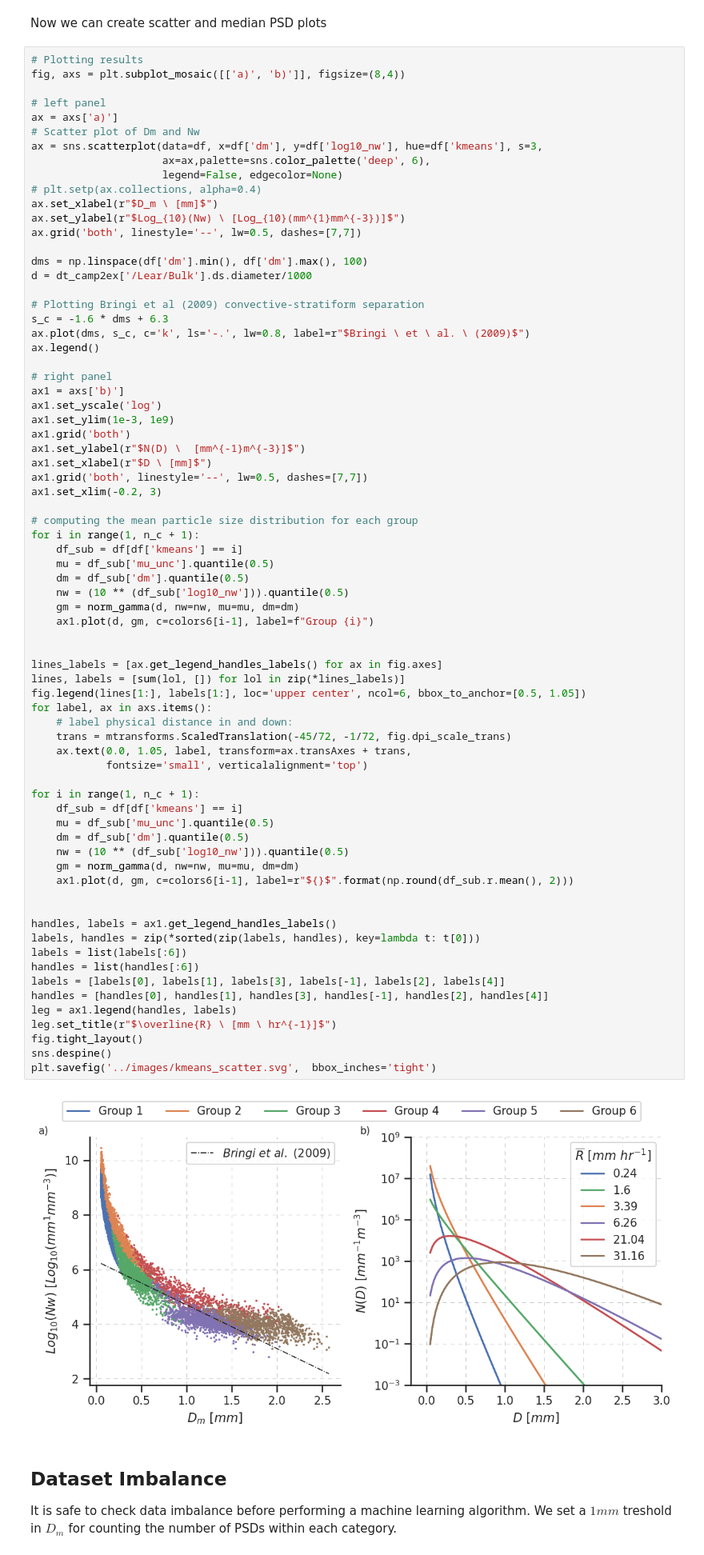
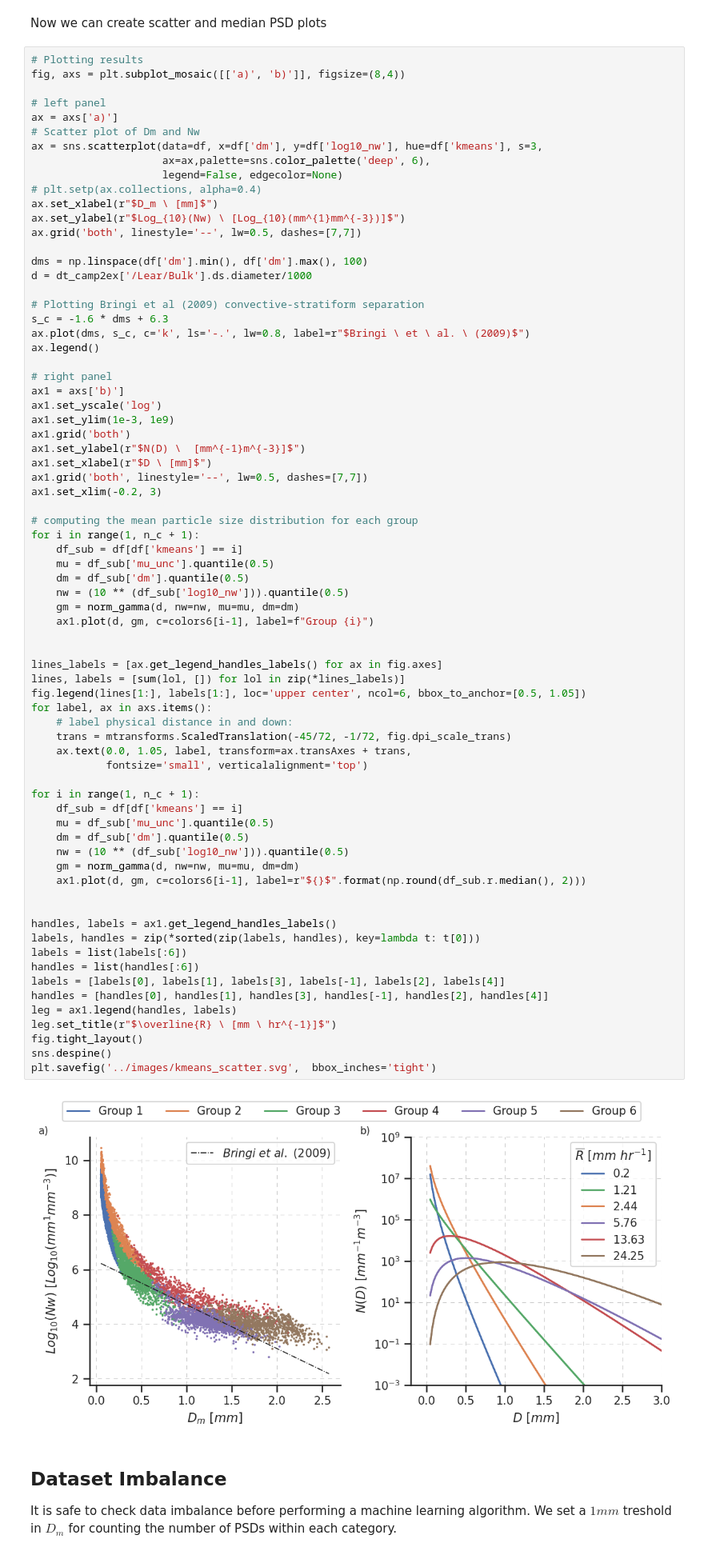
Before and after one commit to aladinor/Ladino_et_al_2025_DNN_PSD_retrieval, a Jupyter notebook: notebooks/2.K-means-psd.ipynb, the cells around one changed output. Shown at 80% size. Drawn from its saved outputs; the diff is of its cells as text.

Commit message:
updating kmeans figure with median R and adding variance and IQR table to sinthetic R

```diff
--- a/notebooks/2.K-means-psd.ipynb
+++ b/notebooks/2.K-means-psd.ipynb
@@ -292,35 +296,35 @@ for i in range(1, n_c + 1):
 
 lines_labels = [ax.get_legend_handles_labels() for ax in fig.axes]
 lines, labels = [sum(lol, []) for lol in zip(*lines_labels)]
 fig.legend(lines[1:], labels[1:], loc='upper center', ncol=6, bbox_to_anchor=[0.5, 1.05])
 for label, ax in axs.items():
     # label physical distance in and down:
     trans = mtransforms.ScaledTranslation(-45/72, -1/72, fig.dpi_scale_trans)
     ax.text(0.0, 1.05, label, transform=ax.transAxes + trans,
             fontsize='small', verticalalignment='top')
 
 for i in range(1, n_c + 1):
     df_sub = df[df['kmeans'] == i]
     mu = df_sub['mu_unc'].quantile(0.5)
     dm = df_sub['dm'].quantile(0.5)
     nw = (10 ** (df_sub['log10_nw'])).quantile(0.5)
     gm = norm_gamma(d, nw=nw, mu=mu, dm=dm)
-    ax1.plot(d, gm, c=colors6[i-1], label=r"${}$".format(np.round(df_sub.r.mean(), 2)))
+    ax1.plot(d, gm, c=colors6[i-1], label=r"${}$".format(np.round(df_sub.r.median(), 2)))
 
 
 handles, labels = ax1.get_legend_handles_labels()
 labels, handles = zip(*sorted(zip(labels, handles), key=lambda t: t[0]))
 labels = list(labels[:6])
 handles = list(handles[:6])
 labels = [labels[0], labels[1], labels[3], labels[-1], labels[2], labels[4]]
 handles = [handles[0], handles[1], handles[3], handles[-1], handles[2], handles[4]]
 leg = ax1.legend(handles, labels)
 leg.set_title(r"$\overline{R} \ [mm \ hr^{-1}]$")
 fig.tight_layout()
 sns.despine()
 plt.savefig('../images/kmeans_scatter.svg',  bbox_inches='tight')
 # %% [output]
-[figure, old version]
+[figure, new version]
 # %% [markdown]
 ## Dataset Imbalance
 
```
Also changed, not shown: parts of 2 cells of this notebook, 1 other file.
